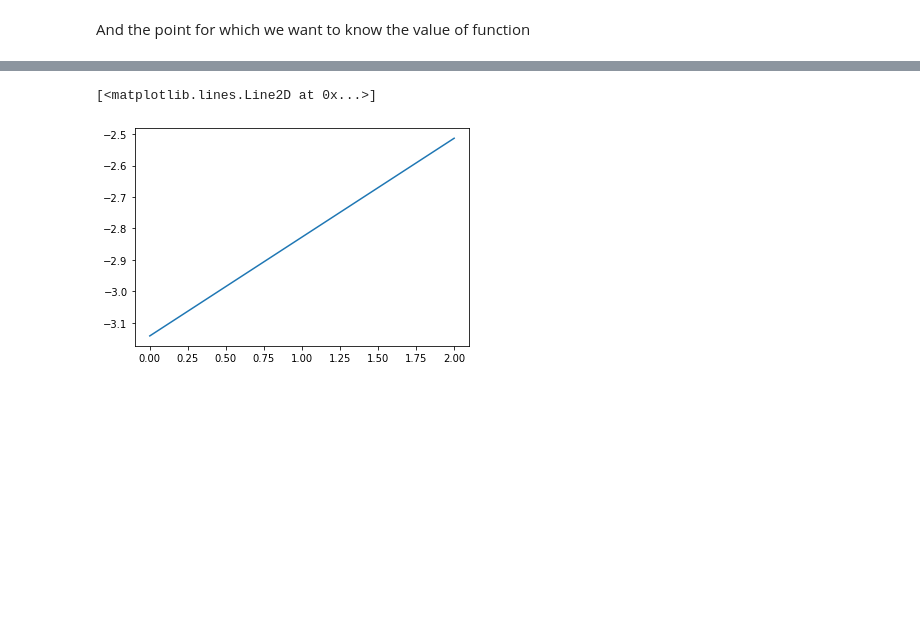
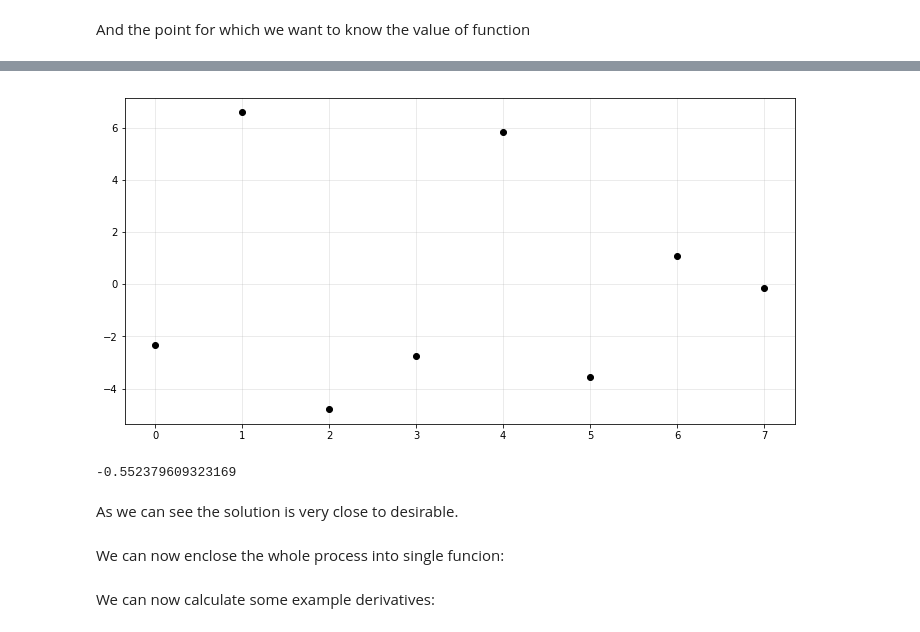
Before and after one commit to Nummulit/numerical-differential-eq, a Jupyter notebook: finite_differences_first_try.ipynb, the cells around one changed output, grey strips where cells are left out. Drawn from its saved outputs; the diff is of its cells as text; code cells hidden in the pictures; blank space fills up the shorter version.

```diff
--- a/finite_differences_first_try.ipynb
+++ b/finite_differences_first_try.ipynb
@@ -73,5 +82,5 @@ plt.show()
 # %%
-A = V * M
+A = M * V
 # %%
 plt.matshow(A)
 plt.colorbar()
@@ -81,3 +90,2 @@ plt.show()
 # %%
-c1 = np.dot(np.linalg.inv(A).T, b)
-c2 = np.dot(np.linalg.inv(A), b)
+c = np.dot(np.linalg.inv(A.T), b)
@@ -90,5 +91,0 @@ plt.plot(c2[:3])
-# %%
-plt.plot(tmp[:3])
-# %% [output]
-[<matplotlib.lines.Line2D at 0x...>]
-[figure, removed]
@@ -100,0 +92,14 @@ ans
+# %%
+plt.plot(c, 'ko')
+plt.grid(alpha=0.3)
+plt.show()
+# %% [output]
+[figure, added]
+# %%
+np.dot(c.T, y(stencil))
+# %% [output]
+-0.552379609323169
+# %% [markdown]
+As we can see the solution is very close to desirable.
+# %% [markdown]
+We can now enclose the whole process into single funcion:
@@ -100,0 +127,2 @@ ans
+# %% [markdown]
+We can now calculate some example derivatives:
```
Also changed, not shown: parts of 40 cells of this notebook, 1 other file.
